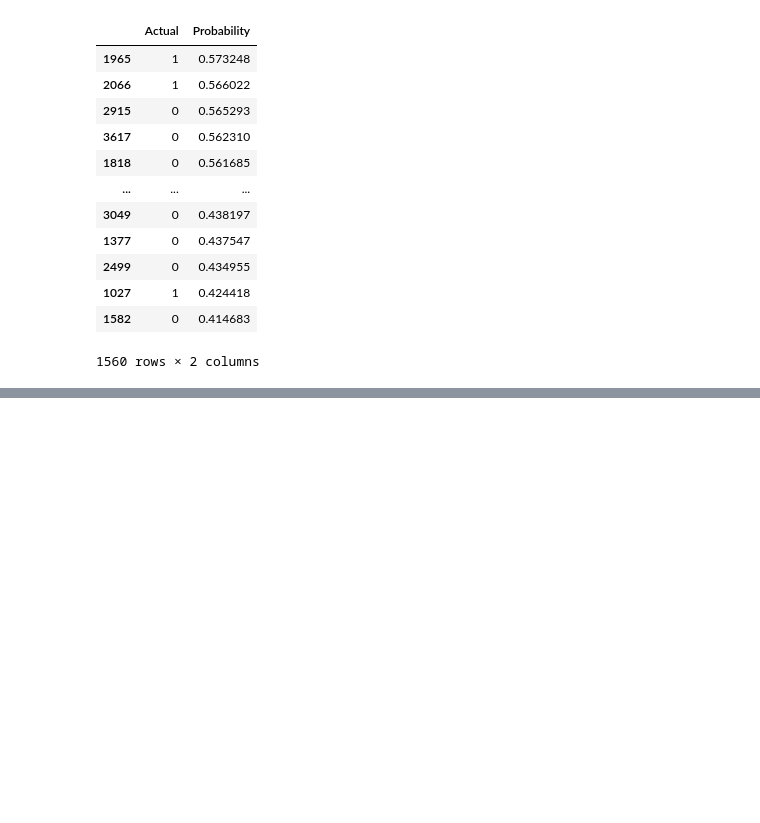
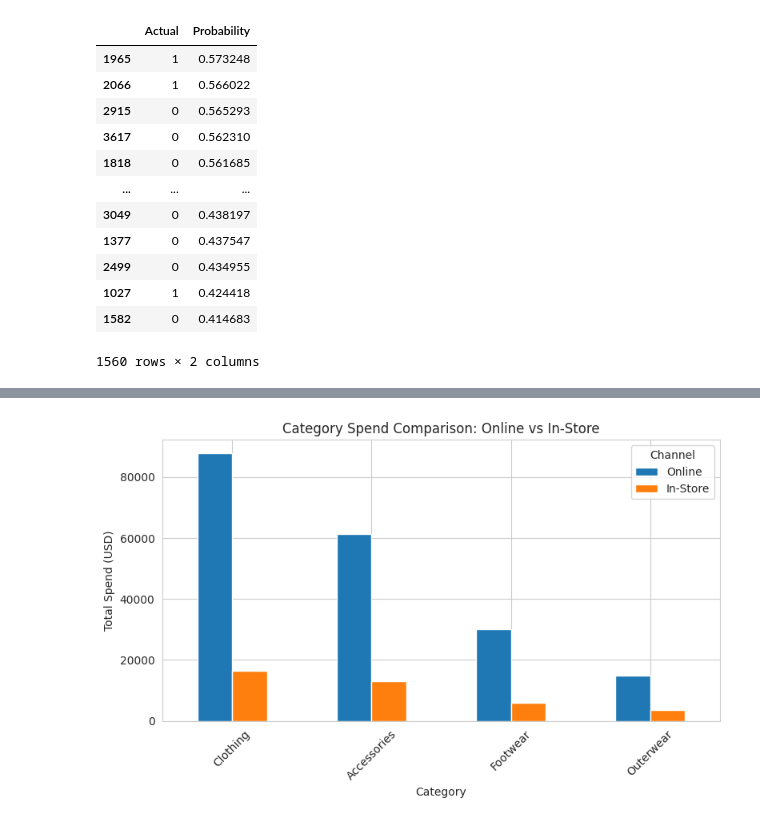
Before and after one commit to briannasancheztop/ADS505_Consumerbehavior, a Jupyter notebook: ADS505_Group_Project_.ipynb, the cells around one changed output, grey strips where cells are left out. Drawn from its saved outputs; the diff is of its cells as text; code cells hidden in the pictures; blank space fills up the shorter version.

```diff
--- a/ADS505_Group_Project_.ipynb
+++ b/ADS505_Group_Project_.ipynb
@@ -640,0 +782,20 @@ print("\nAvg Purchase Amount by Subscription × Review Bucket\n", sub_review_tab
+# %%
+#use spend column
+spend_col = 'purchase_amount_(usd)' if 'purchase_amount_(usd)' in data.columns else 'Purchase Amount (USD)'
+data[spend_col] = pd.to_numeric(data[spend_col], errors='coerce').fillna(0)
+
+#category x Channel totals
+cat_spend = (
+    data.groupby(['Category', 'Channel'], as_index=False)[spend_col]
+        .sum()
+        .rename(columns={spend_col: 'Total Spend (USD)'})
+)
+
+#Top 5 per channel
+top_online = (cat_spend.query("Channel == 'Online'")
+              .sort_values('Total Spend (USD)', ascending=False).head(5))
+top_store  = (cat_spend.query("Channel == 'In-Store'")
+              .sort_values('Total Spend (USD)', ascending=False).head(5))
+
+print("\nTop Online Categories by Spend\n", top_online)
+print("\nTop In-Store Categories by Spend\n", top_store if not top_store.empty else "No In-Store rows / (Store Pickup) found")
@@ -640,0 +816,19 @@ print("\nAvg Purchase Amount by Subscription × Review Bucket\n", sub_review_tab
+# %%
+#Online vs In-Store Spend per Category
+#Pivot category spend into side-by-side format
+pivot_spend = (
+    cat_spend.pivot(index='Category', columns='Channel', values='Total Spend (USD)')
+              .fillna(0)
+              .sort_values('Online', ascending=False)
+)
+
+# bar chart
+pivot_spend[['Online', 'In-Store']].plot(kind='bar', figsize=(8,5))
+plt.title('Category Spend Comparison: Online vs In-Store')
+plt.xlabel('Category')
+plt.ylabel('Total Spend (USD)')
+plt.xticks(rotation=45)
+plt.tight_layout()
+plt.show()
+# %% [output]
+[figure, added]
```
Also changed, not shown: parts of 18 cells of this notebook.
